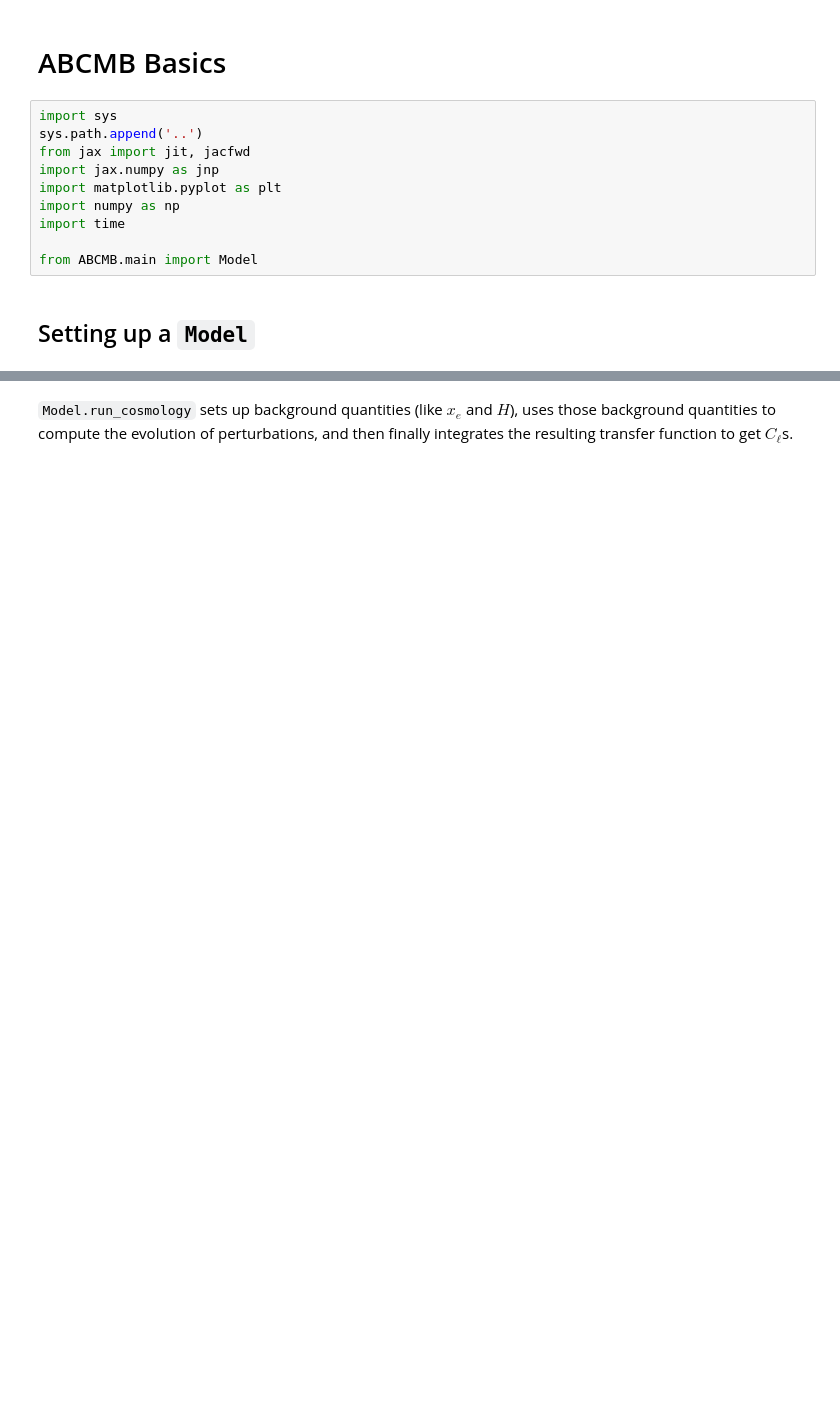
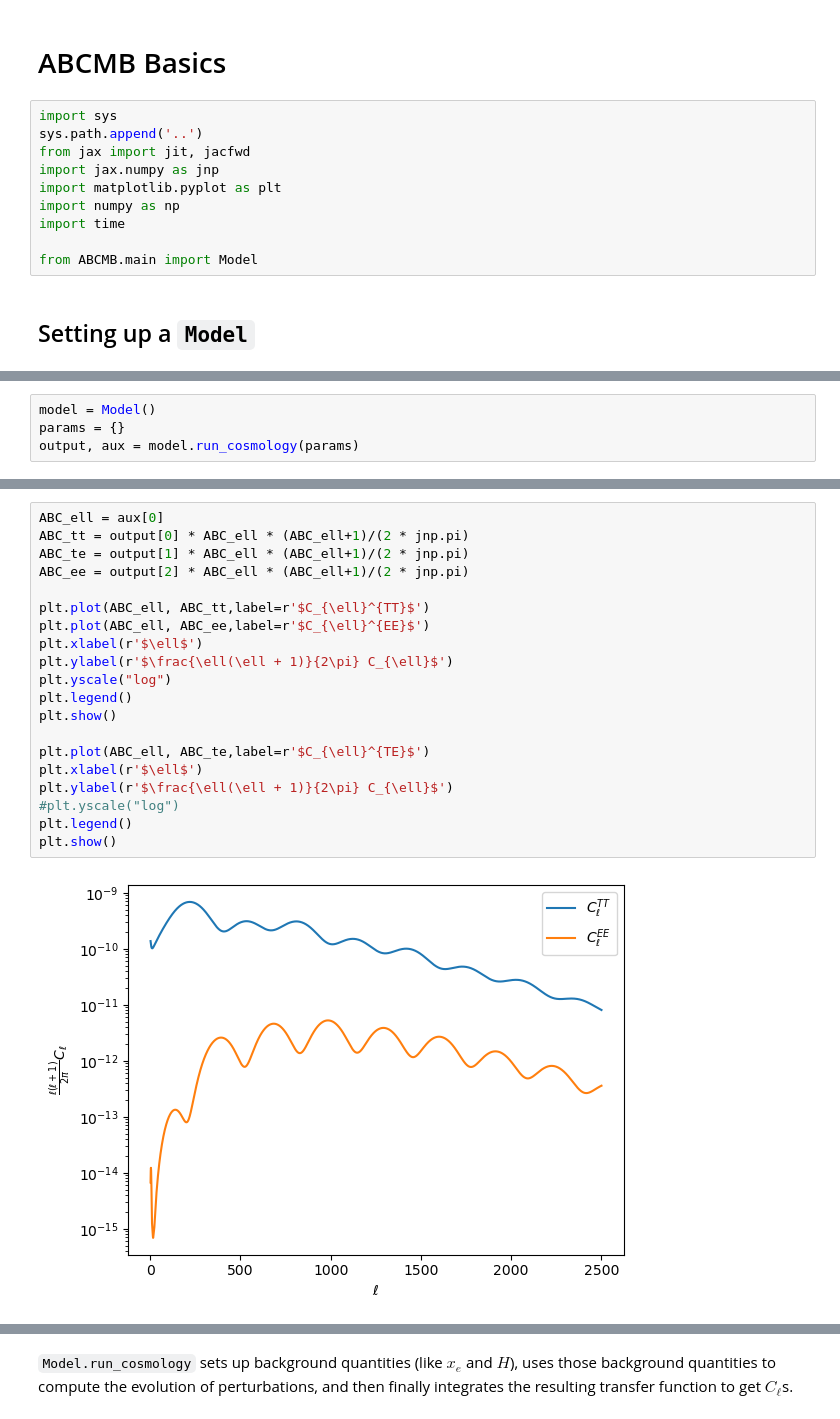
Before and after one commit to cgiovanetti/ABCMB-k, a Jupyter notebook: example_notebooks/ABCMB_basics.ipynb, the cells around one changed output, grey strips where cells are left out. Cells and saved outputs as stored; diff of their text form; blank space fills up the shorter version.

```diff
--- a/example_notebooks/ABCMB_basics.ipynb
+++ b/example_notebooks/ABCMB_basics.ipynb
@@ -18,0 +19,4 @@ There are a number of run options that can be specified at initialization. We no
+# %%
+model = Model()
+params = {}
+output, aux = model.run_cosmology(params)
@@ -18,0 +40,22 @@ There are a number of run options that can be specified at initialization. We no
+# %%
+ABC_ell = aux[0]
+ABC_tt = output[0] * ABC_ell * (ABC_ell+1)/(2 * jnp.pi)
+ABC_te = output[1] * ABC_ell * (ABC_ell+1)/(2 * jnp.pi)
+ABC_ee = output[2] * ABC_ell * (ABC_ell+1)/(2 * jnp.pi)
+
+plt.plot(ABC_ell, ABC_tt,label=r'$C_{\ell}^{TT}$')
+plt.plot(ABC_ell, ABC_ee,label=r'$C_{\ell}^{EE}$')
+plt.xlabel(r'$\ell$')
+plt.ylabel(r'$\frac{\ell(\ell + 1)}{2\pi} C_{\ell}$')
+plt.yscale("log")
+plt.legend()
+plt.show()
+
+plt.plot(ABC_ell, ABC_te,label=r'$C_{\ell}^{TE}$')
+plt.xlabel(r'$\ell$')
+plt.ylabel(r'$\frac{\ell(\ell + 1)}{2\pi} C_{\ell}$')
+#plt.yscale("log")
+plt.legend()
+plt.show()
+# %% [output]
+[figure, added]
```
Also changed, not shown: parts of 16 cells of this notebook, 3 other files.
